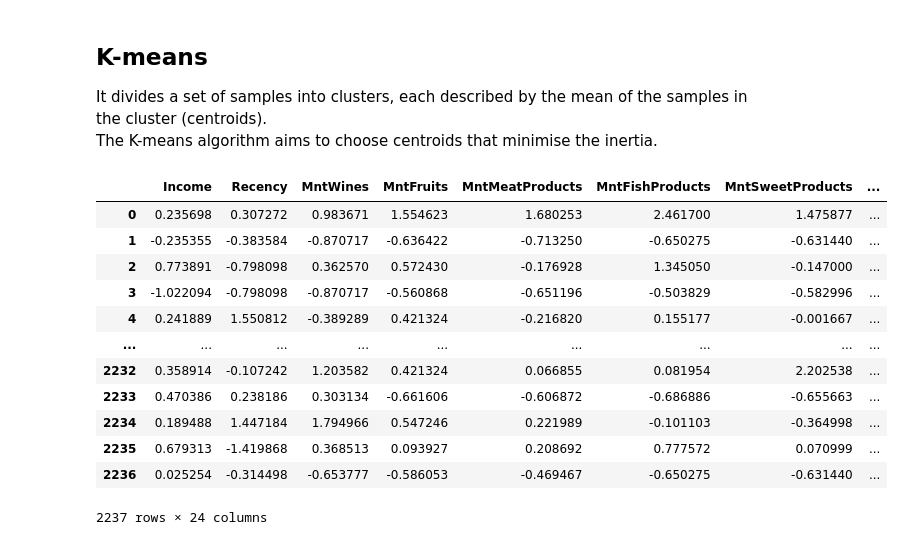
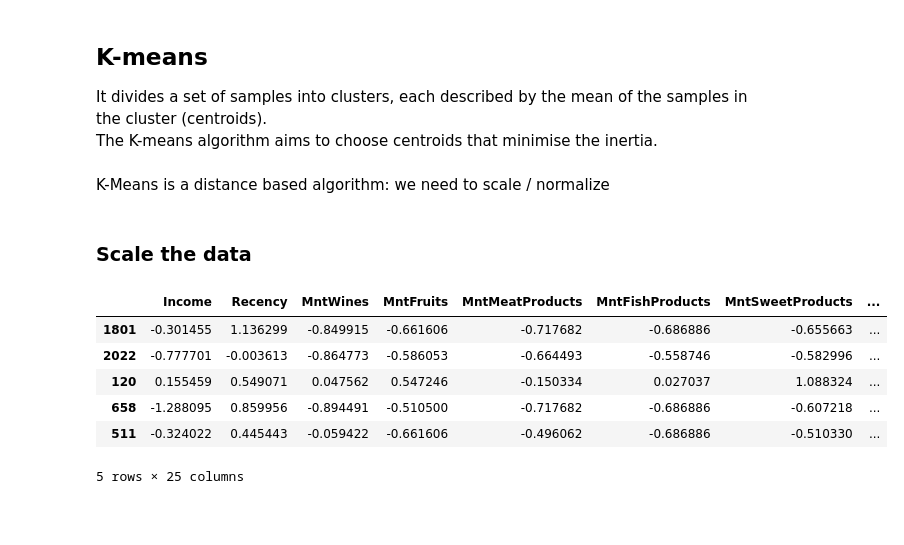
Before and after one commit to Pulpkoki/Unit-9, a Jupyter notebook: Customer Personality Analysis.ipynb, the cells around one changed output. Saved outputs shown, nothing was run; the diff lists cells and outputs as text; code cells hidden in the pictures; blank space fills up the shorter version.

```diff
--- a/Customer Personality Analysis.ipynb
+++ b/Customer Personality Analysis.ipynb
@@ -303 +311,9 @@ Name: Marital_Status, dtype: int64
 df["TotalSpent"]=df['MntMeatProducts']+df['MntFishProducts']+df['MntSweetProducts']+df['MntGoldProds']+df['MntFruits']+df['MntWines']
+# %%
+# Total number of accepted campaigns
+df['Total_Acc_Cmp'] = df['AcceptedCmp1'] + df['AcceptedCmp2'] + df['AcceptedCmp3'] + df['AcceptedCmp4'] + df['AcceptedCmp5'] + df['Response']
+# %%
+#Segmenting education levels in three groups
+df["Education"]=df["Education"].replace({"Basic":"Undergraduate","2n Cycle":"Undergraduate", "Graduation":"Graduate", "Master":"Postgraduate", "PhD":"Postgraduate"})
+
+df["Education"].unique()
@@ -305,7 +323,7 @@ df["TotalSpent"]=df['MntMeatProducts']+df['MntFishProducts']+df['MntSweetProduct
 #adding column for having children or not in general,either they are kids or teens
 df["TotalChildren"]=df['Kidhome']+df['Teenhome']
 
-df["Children"] = df["TotalChildren"].apply(lambda x: 'NO-Children' if x == 0 else 'Children')
+df["Children"] = df["TotalChildren"].apply(lambda x: 0 if x == 0 else 1)
 # %%
 df["Children"]
 # %% [output]
@@ -503,25 +521,22 @@ from sklearn.metrics import silhouette_score
 ## K-means
 It divides a set of samples into clusters, each described by the mean of the samples in the cluster (centroids).  \
 The K-means algorithm aims to choose centroids that minimise the inertia.
+# %% [markdown]
+K-Means is a distance based algorithm: we need to scale / normalize
+# %% [markdown]
+### Scale the data
 # %%
-## scale the data
 scaler = StandardScaler()
 scaler.fit(newdf)
 
-x = scaler.transform(newdf)
-x = pd.DataFrame(x, columns = newdf.columns)
-x
+newdfscalato = scaler.transform(newdf)
+newdfscalato = pd.DataFrame(newdfscalato, columns = newdf.columns)
+newdfscalato.sample(5)
 # %% [output]
 |  | Income | Recency | MntWines | MntFruits | MntMeatProducts | MntFishProducts | MntSweetProducts | ... |
-| 0 | 0.235698 | 0.307272 | 0.983671 | 1.554623 | 1.680253 | 2.461700 | 1.475877 | ... |
-| 1 | -0.235355 | -0.383584 | -0.870717 | -0.636422 | -0.713250 | -0.650275 | -0.631440 | ... |
-| 2 | 0.773891 | -0.798098 | 0.362570 | 0.572430 | -0.176928 | 1.345050 | -0.147000 | ... |
-| 3 | -1.022094 | -0.798098 | -0.870717 | -0.560868 | -0.651196 | -0.503829 | -0.582996 | ... |
-| 4 | 0.241889 | 1.550812 | -0.389289 | 0.421324 | -0.216820 | 0.155177 | -0.001667 | ... |
-| ... | ... | ... | ... | ... | ... | ... | ... | ... |
-| 2232 | 0.358914 | -0.107242 | 1.203582 | 0.421324 | 0.066855 | 0.081954 | 2.202538 | ... |
-| 2233 | 0.470386 | 0.238186 | 0.303134 | -0.661606 | -0.606872 | -0.686886 | -0.655663 | ... |
-| 2234 | 0.189488 | 1.447184 | 1.794966 | 0.547246 | 0.221989 | -0.101103 | -0.364998 | ... |
-| 2235 | 0.679313 | -1.419868 | 0.368513 | 0.093927 | 0.208692 | 0.777572 | 0.070999 | ... |
-| 2236 | 0.025254 | -0.314498 | -0.653777 | -0.586053 | -0.469467 | -0.650275 | -0.631440 | ... |
+| 1801 | -0.301455 | 1.136299 | -0.849915 | -0.661606 | -0.717682 | -0.686886 | -0.655663 | ... |
+| 2022 | -0.777701 | -0.003613 | -0.864773 | -0.586053 | -0.664493 | -0.558746 | -0.582996 | ... |
+| 120 | 0.155459 | 0.549071 | 0.047562 | 0.547246 | -0.150334 | 0.027037 | 1.088324 | ... |
+| 658 | -1.288095 | 0.859956 | -0.894491 | -0.510500 | -0.717682 | -0.686886 | -0.607218 | ... |
+| 511 | -0.324022 | 0.445443 | -0.059422 | -0.661606 | -0.496062 | -0.686886 | -0.510330 | ... |
-2237 rows × 24 columns
+5 rows × 25 columns
```
Also changed, not shown: parts of 39 cells of this notebook.
